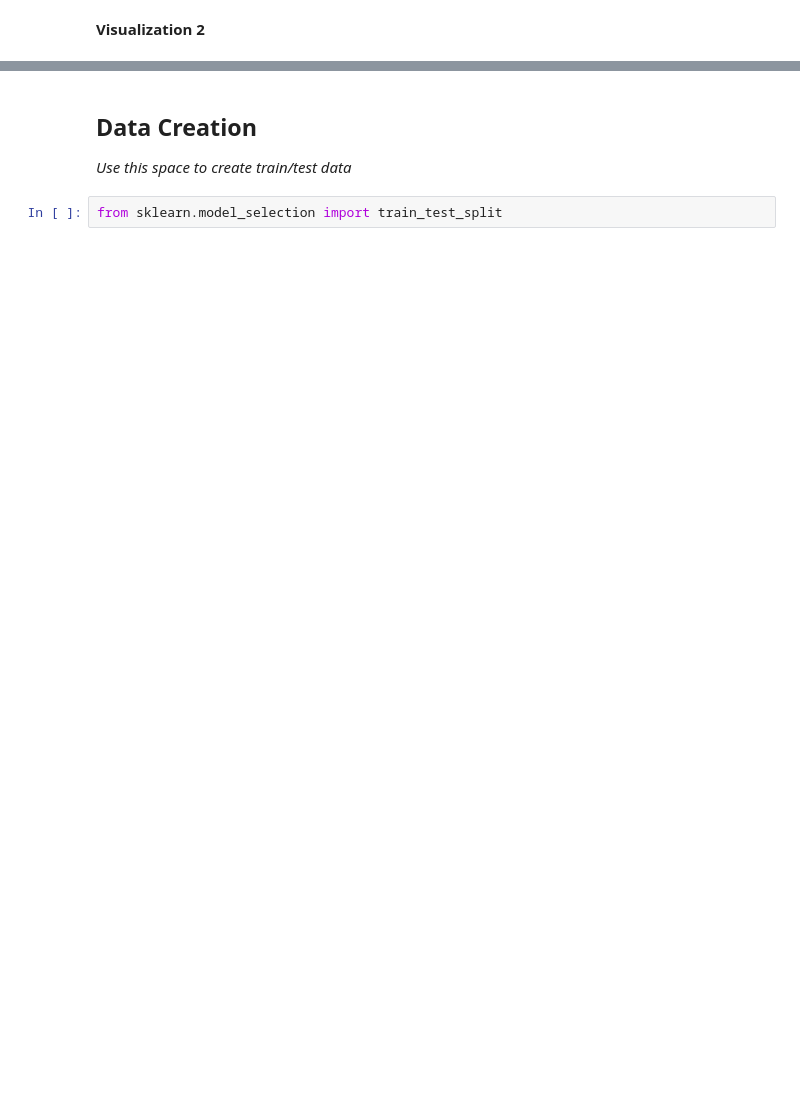
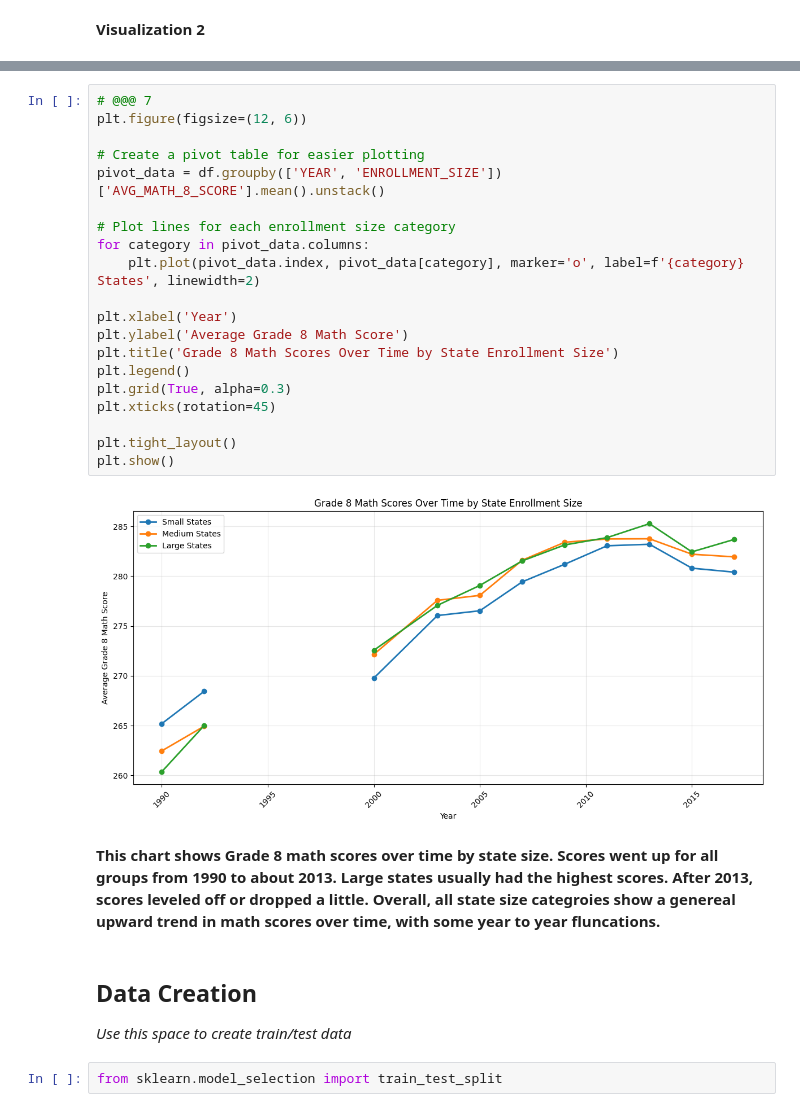
Before and after one commit to sukhmand03/MDST-Tutorial, a Jupyter notebook: tutorial1/checkpoint1.ipynb, the cells around one changed output, grey strips where cells are left out. Cells and saved outputs as stored; diff of their text form; blank space fills up the shorter version.

```diff
--- a/tutorial1/checkpoint1.ipynb
+++ b/tutorial1/checkpoint1.ipynb
@@ -121,3 +239,27 @@ Investigate the relationship between your chosen response variable and at least
+# %%
+# @@@ 7
+plt.figure(figsize=(12, 6))
+
+# Create a pivot table for easier plotting
+pivot_data = df.groupby(['YEAR', 'ENROLLMENT_SIZE'])['AVG_MATH_8_SCORE'].mean().unstack()
+
+# Plot lines for each enrollment size category
+for category in pivot_data.columns:
+    plt.plot(pivot_data.index, pivot_data[category], marker='o', label=f'{category} States', linewidth=2)
+
+plt.xlabel('Year')
+plt.ylabel('Average Grade 8 Math Score')
+plt.title('Grade 8 Math Scores Over Time by State Enrollment Size')
+plt.legend()
+plt.grid(True, alpha=0.3)
+plt.xticks(rotation=45)
+
+plt.tight_layout()
+plt.show()
+# %% [output]
+[figure, added]
+# %% [markdown]
+**This chart shows Grade 8 math scores over time by state size. Scores went up for all groups from 1990 to about 2013. Large states usually had the highest scores. After 2013, scores leveled off or dropped a little. Overall, all state size categroies show a genereal upward trend in math scores over time, with some year to year fluncations.**
 # %% [markdown]
 <h2> Data Creation </h2>
 
```
Also changed, not shown: parts of 29 cells of this notebook, 1 other file.
